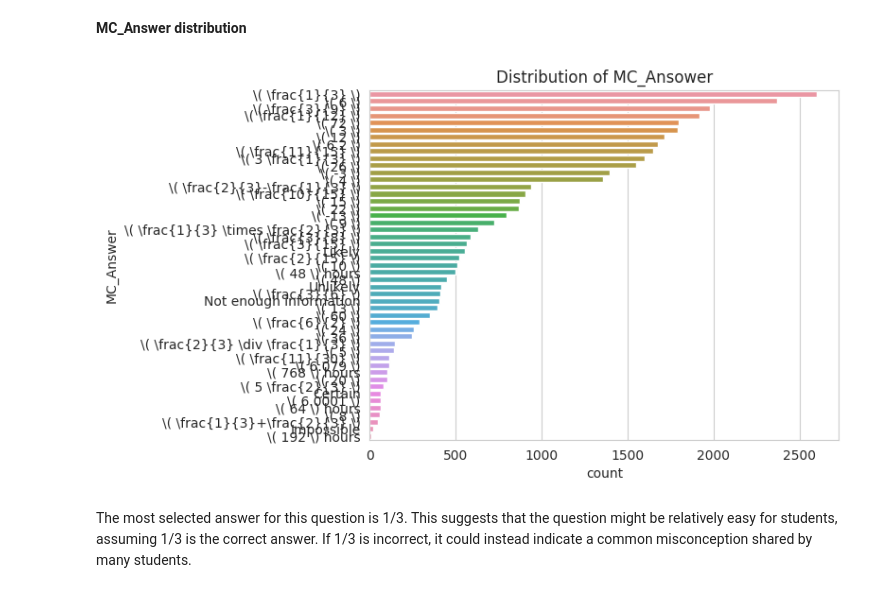
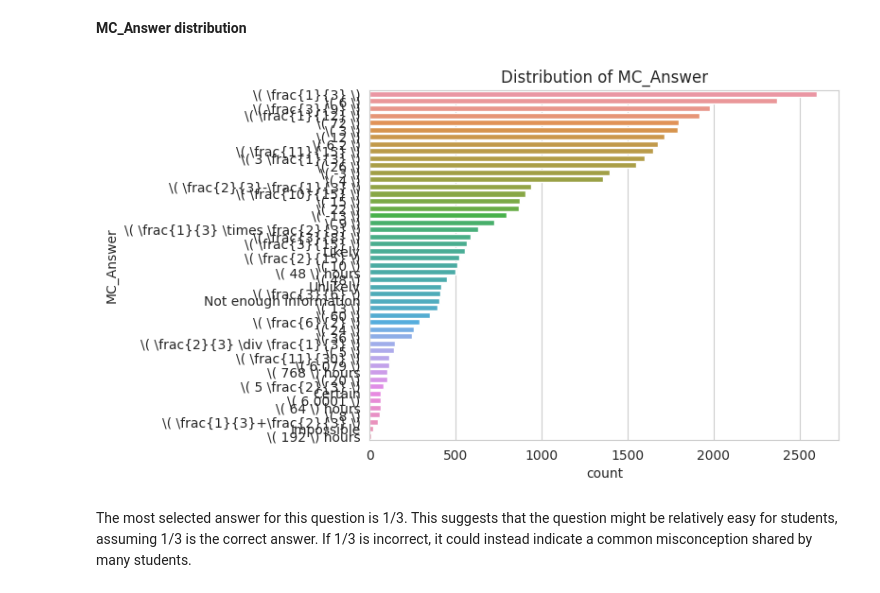
Before and after one commit to assil-barhoumi/Math_misconceptions_prediction, a Jupyter notebook: student-math-misunderstandings.ipynb, the cells around one changed output. Cells and saved outputs as stored; diff of their text form; code cells hidden in the pictures.

```diff
--- a/student-math-misunderstandings.ipynb
+++ b/student-math-misunderstandings.ipynb
@@ -237,10 +237,10 @@ plt.show()
 **MC_Answer distribution**
 # %%
 sns.countplot(y=train["MC_Answer"], order=train["MC_Answer"].value_counts().index)
-plt.title("Distribution of MC_Ansower")
+plt.title("Distribution of MC_Answer")
 plt.show()
 # %% [output]
-[figure, old version]
+[figure, new version]
 # %% [markdown]
 The most selected answer for this question is 1/3.
 This suggests that the question might be relatively easy for students, assuming 1/3 is the correct answer.
```
Also changed, not shown: parts of 12 cells of this notebook.
